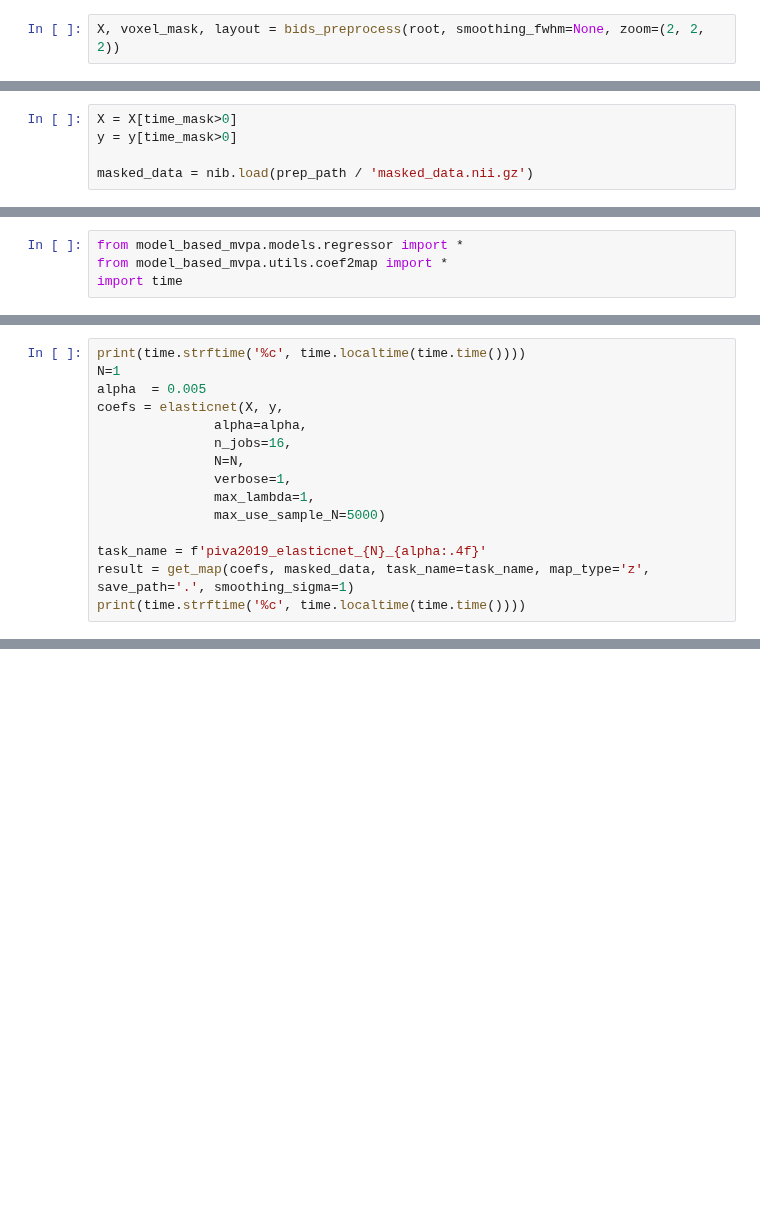
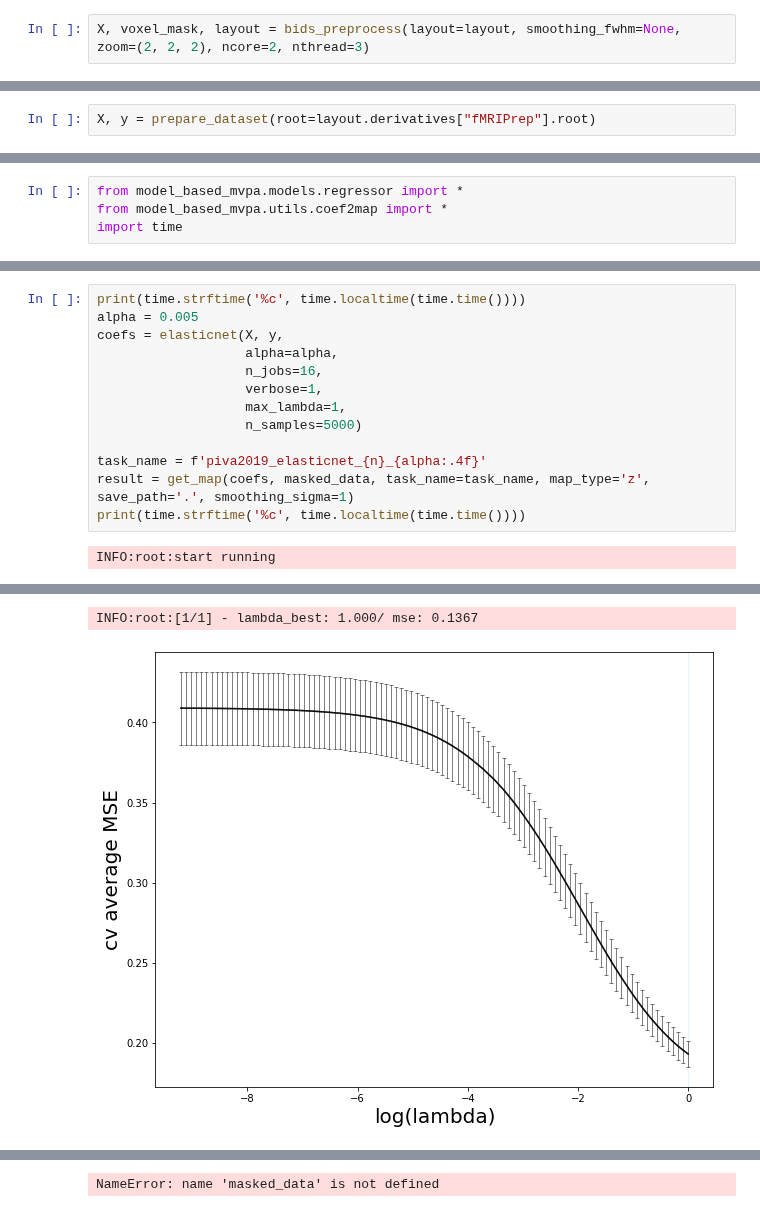
Before and after one commit to CCS-Lab/project_model_based_fmri, a Jupyter notebook: examples/Social_Decision-Making_Intertemporal_Choice_Task_Dataset/piva_mvpa_model_based_fmri.ipynb, the cells around one changed output, grey strips where cells are left out. Drawn from its saved outputs; the diff is of its cells as text; blank space fills up the shorter version.

```diff
--- a/examples/Social_Decision-Making_Intertemporal_Choice_Task_Dataset/piva_mvpa_model_based_fmri.ipynb
+++ b/examples/Social_Decision-Making_Intertemporal_Choice_Task_Dataset/piva_mvpa_model_based_fmri.ipynb
@@ -13,7 +11,7 @@ layout = BIDSLayout(root, derivatives=True)
 # %% [markdown]
 ## PREPROCESS FMRI IMAGE
 # %%
-X, voxel_mask, layout = bids_preprocess(root, smoothing_fwhm=None, zoom=(2, 2, 2))
+X, voxel_mask, layout = bids_preprocess(layout=layout, smoothing_fwhm=None, zoom=(2, 2, 2), ncore=2, nthread=3)
 # %%
 #todo: maskdata visualization
 # %% [markdown]
@@ -87,6 +64,3 @@ time_mask = time_mask.flatten()
-# %%
-X = X[time_mask>0]
-y = y[time_mask>0]
-
-masked_data = nib.load(prep_path / 'masked_data.nii.gz')
+# %%
+X, y = prepare_dataset(root=layout.derivatives["fMRIPrep"].root)
 # %%
@@ -120,15 +100,15 @@ INFO:root:start running
 # %%
 print(time.strftime('%c', time.localtime(time.time())))
-N=1
-alpha  = 0.005
+alpha = 0.005
 coefs = elasticnet(X, y,
-               alpha=alpha,
-               n_jobs=16,
-               N=N,
-               verbose=1,
-               max_lambda=1,
-               max_use_sample_N=5000)
+                   alpha=alpha,
+                   n_jobs=16,
+                   verbose=1,
+                   max_lambda=1,
+                   n_samples=5000)
 
-task_name = f'piva2019_elasticnet_{N}_{alpha:.4f}'
+task_name = f'piva2019_elasticnet_{n}_{alpha:.4f}'
 result = get_map(coefs, masked_data, task_name=task_name, map_type='z', save_path='.', smoothing_sigma=1)
 print(time.strftime('%c', time.localtime(time.time())))
+# %% [output]
+INFO:root:start running
@@ -134,0 +116,2 @@ print(time.strftime('%c', time.localtime(time.time())))
+INFO:root:[1/1] - lambda_best: 1.000/ mse: 0.1367
+[figure, added]
@@ -134,0 +119 @@ print(time.strftime('%c', time.localtime(time.time())))
+NameError: name 'masked_data' is not defined
```
Also changed, not shown: parts of 15 cells of this notebook.
